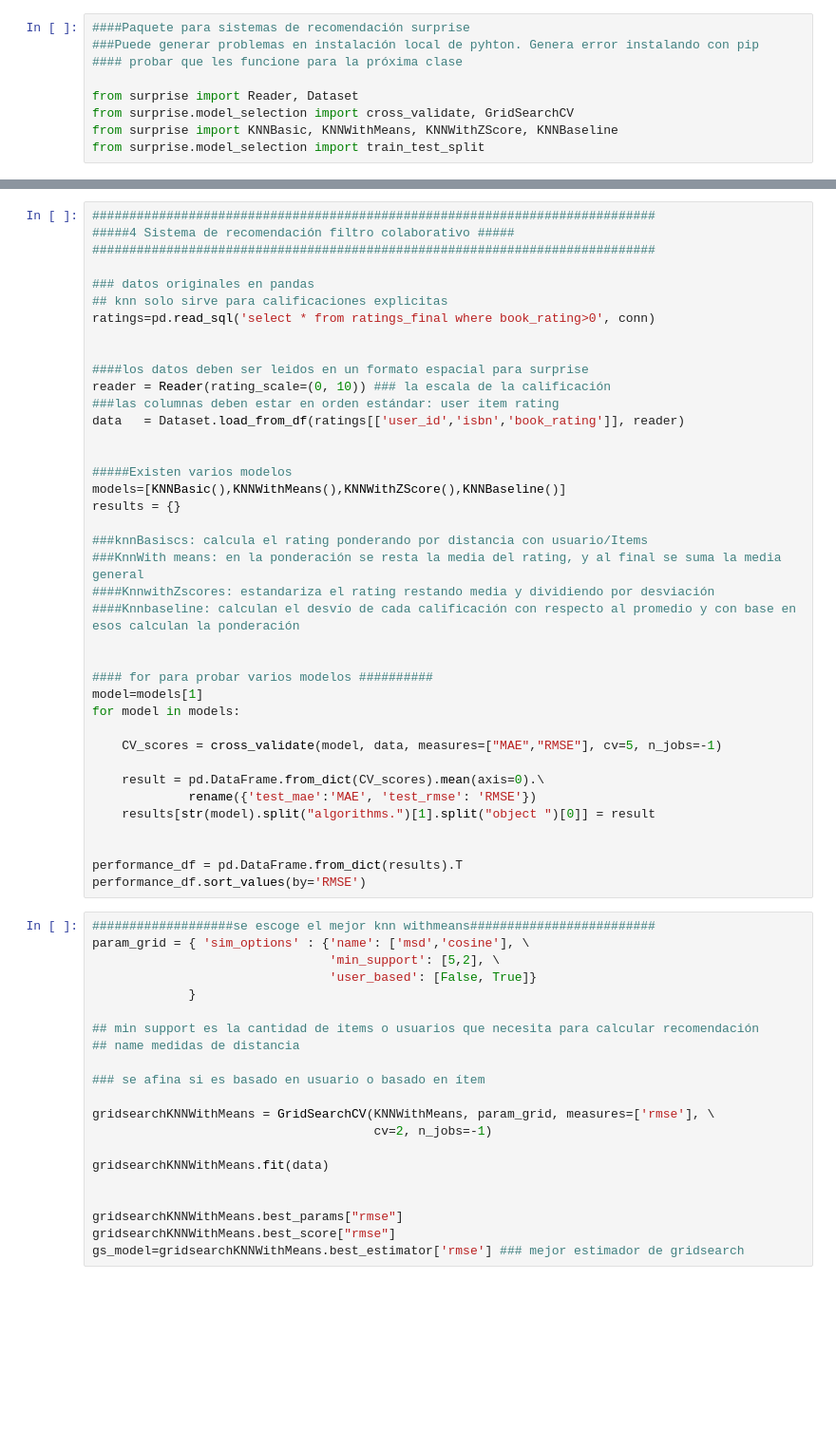
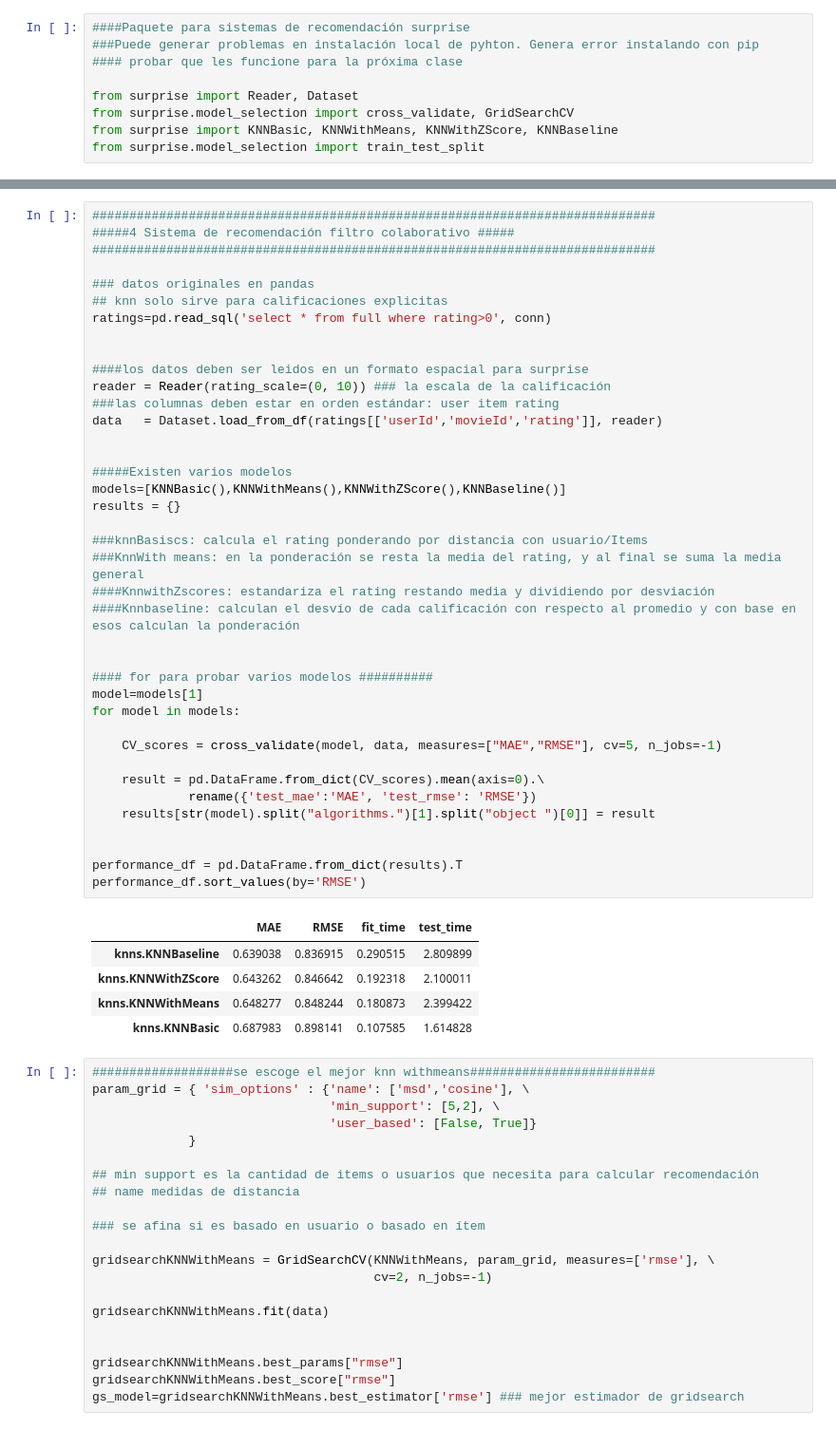
Before and after one commit to AleAguirreM/Analitica3AA, a Jupyter notebook: d_modelos2.ipynb, the cells around one changed output, grey strips where cells are left out. Shown: that part at 95% size. Drawn from its saved outputs; the diff is of its cells as text; blank space fills up the shorter version.

```diff
--- a/d_modelos2.ipynb
+++ b/d_modelos2.ipynb
@@ -95,38 +121,44 @@ print(interact(recomendar))
 
 ### datos originales en pandas
 ## knn solo sirve para calificaciones explicitas
-ratings=pd.read_sql('select * from ratings_final where book_rating>0', conn)
+ratings=pd.read_sql('select * from full where rating>0', conn)
 
 
 ####los datos deben ser leidos en un formato espacial para surprise
 reader = Reader(rating_scale=(0, 10)) ### la escala de la calificación
 ###las columnas deben estar en orden estándar: user item rating
-data   = Dataset.load_from_df(ratings[['user_id','isbn','book_rating']], reader)
+data   = Dataset.load_from_df(ratings[['userId','movieId','rating']], reader)
 
 
 #####Existen varios modelos
 models=[KNNBasic(),KNNWithMeans(),KNNWithZScore(),KNNBaseline()]
 results = {}
 
 ###knnBasiscs: calcula el rating ponderando por distancia con usuario/Items
 ###KnnWith means: en la ponderación se resta la media del rating, y al final se suma la media general
 ####KnnwithZscores: estandariza el rating restando media y dividiendo por desviación
 ####Knnbaseline: calculan el desvío de cada calificación con respecto al promedio y con base en esos calculan la ponderación
 
 
 #### for para probar varios modelos ##########
 model=models[1]
 for model in models:
 
     CV_scores = cross_validate(model, data, measures=["MAE","RMSE"], cv=5, n_jobs=-1)
 
     result = pd.DataFrame.from_dict(CV_scores).mean(axis=0).\
              rename({'test_mae':'MAE', 'test_rmse': 'RMSE'})
     results[str(model).split("algorithms.")[1].split("object ")[0]] = result
 
 
 performance_df = pd.DataFrame.from_dict(results).T
 performance_df.sort_values(by='RMSE')
+# %% [output]
+|  | MAE | RMSE | fit_time | test_time |
+| knns.KNNBaseline | 0.639038 | 0.836915 | 0.290515 | 2.809899 |
+| knns.KNNWithZScore | 0.643262 | 0.846642 | 0.192318 | 2.100011 |
+| knns.KNNWithMeans | 0.648277 | 0.848244 | 0.180873 | 2.399422 |
+| knns.KNNBasic | 0.687983 | 0.898141 | 0.107585 | 1.614828 |
 # %%
 ###################se escoge el mejor knn withmeans#########################
 param_grid = { 'sim_options' : {'name': ['msd','cosine'], \
```
Also changed, not shown: parts of 9 cells of this notebook.
